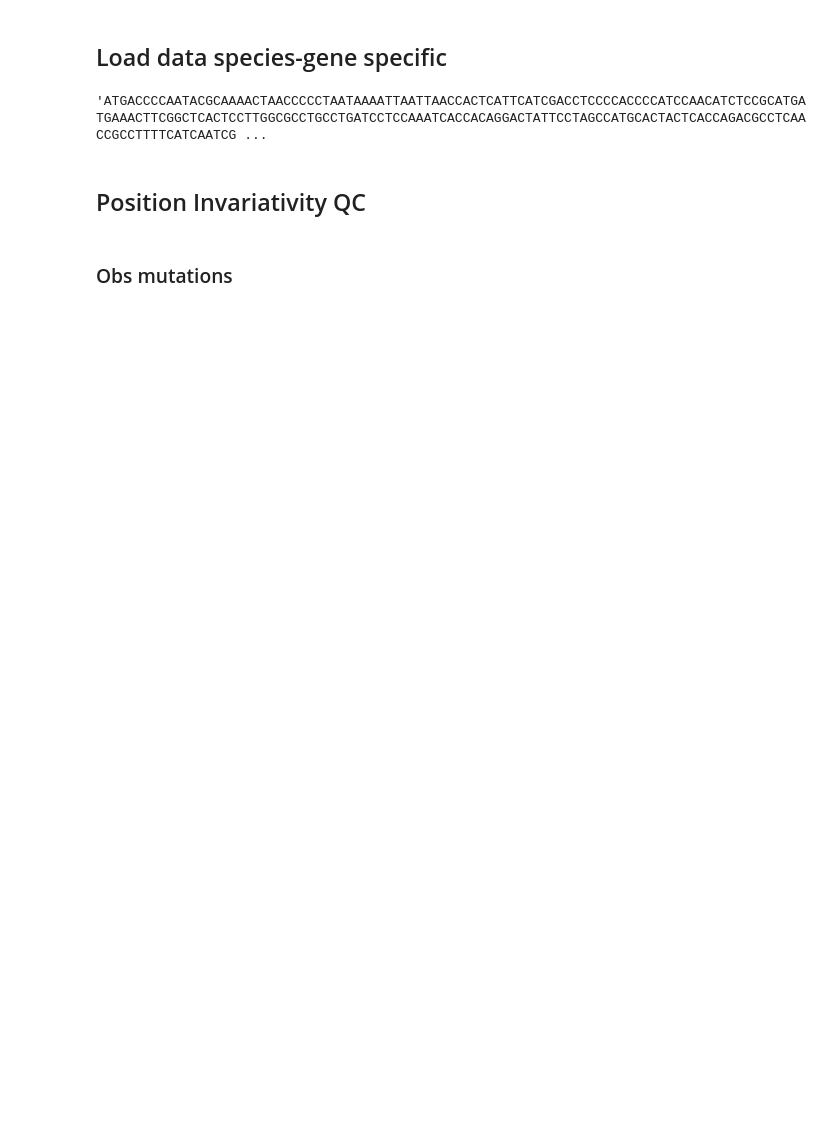
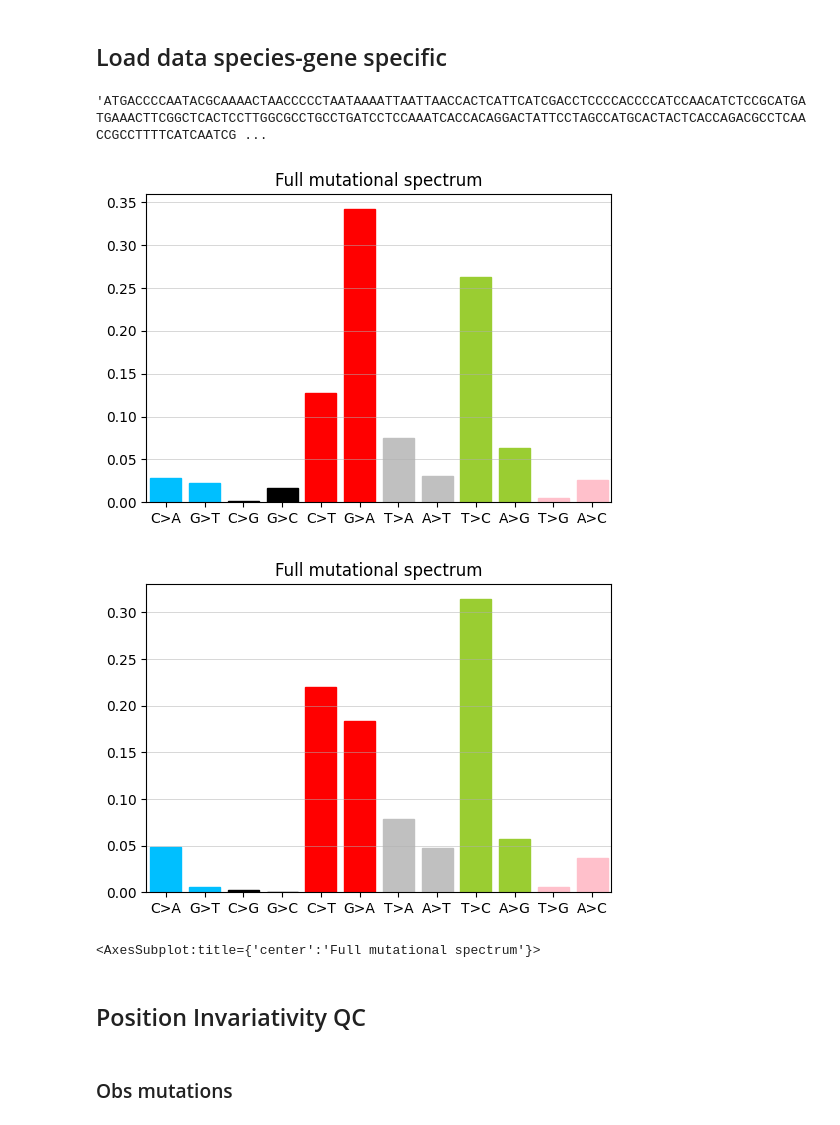
Before and after one commit to mitoclub/nemu-pipeline, a Jupyter notebook: notebooks/position_analysis.ipynb, the cells around one changed output. Cells and saved outputs as stored; diff of their text form; code cells hidden in the pictures; blank space fills up the shorter version.

```diff
--- a/notebooks/position_analysis.ipynb
+++ b/notebooks/position_analysis.ipynb
@@ -95,6 +95,13 @@ human_cytb["mutations"] = pd.read_csv("../data/exposure/human_cytb/observed_muta
 human_nd1["mutations"] = pd.read_csv("../data/exposure/human_nd1/observed_mutations_iqtree.tsv", sep="\t").sort_values("PosInGene")
 mus_cytb["mutations"] = pd.read_csv("../data/exposure/mus_cytb/observed_mutations_iqtree.tsv", sep="\t").sort_values("PosInGene")
 mus_nd1["mutations"] = pd.read_csv("../data/exposure/mus_nd1/observed_mutations_iqtree.tsv", sep="\t").sort_values("PosInGene")
+# %%
+plot_mutspec12(mus_nd1['ms_rec12'])
+plot_mutspec12(mus_cytb['ms_rec12'])
+# %% [output]
+[figure, added]
+[figure, added]
+<AxesSubplot:title={'center':'Full mutational spectrum'}>
 # %% [markdown]
 ## Position Invariativity QC
 # %% [markdown]
```
Also changed, not shown: parts of 6 cells of this notebook, 2 other files.
